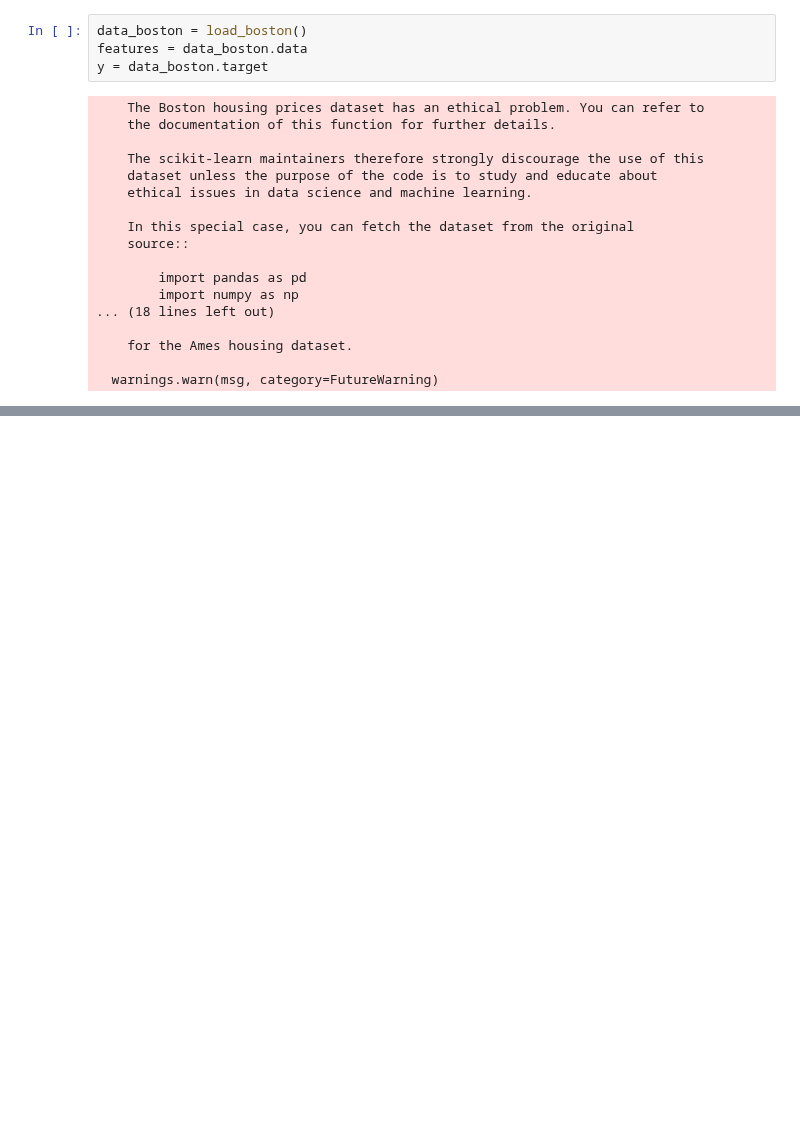
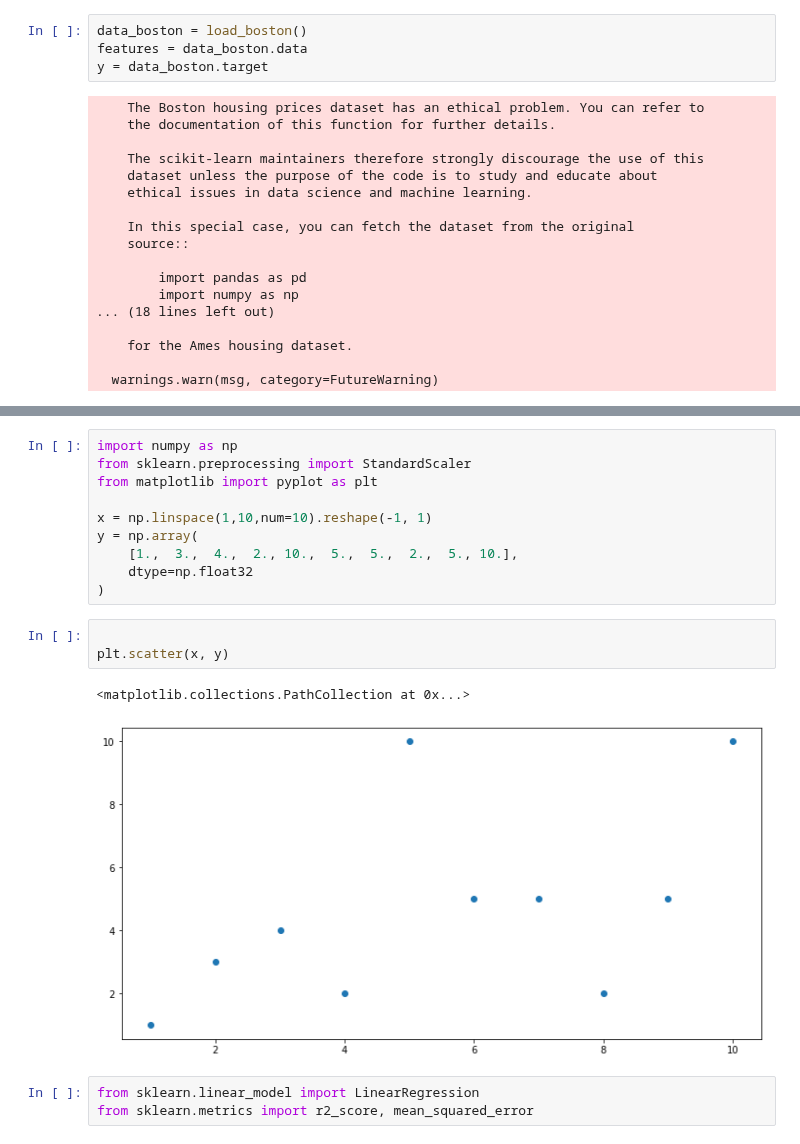
Before and after one commit to Stynic/train_ml_math, a Jupyter notebook: ml/low_level/module_3/notebook_3.ipynb, the cells around one changed output, grey strips where cells are left out. Cells and saved outputs as stored; diff of their text form; blank space fills up the shorter version.

```diff
--- a/ml/low_level/module_3/notebook_3.ipynb
+++ b/ml/low_level/module_3/notebook_3.ipynb
@@ -279,0 +321,19 @@ plt.scatter(e, e2)
+# %%
+import numpy as np
+from sklearn.preprocessing import StandardScaler
+from matplotlib import pyplot as plt
+
+x = np.linspace(1,10,num=10).reshape(-1, 1)
+y = np.array(
+    [1.,  3.,  4.,  2., 10.,  5.,  5.,  2.,  5., 10.],
+    dtype=np.float32
+)
+# %%
+
+plt.scatter(x, y)
+# %% [output]
+<matplotlib.collections.PathCollection at 0x...>
+[figure, added]
+# %%
+from sklearn.linear_model import LinearRegression
+from sklearn.metrics import r2_score, mean_squared_error
```
Also changed, not shown: parts of 33 cells of this notebook.
